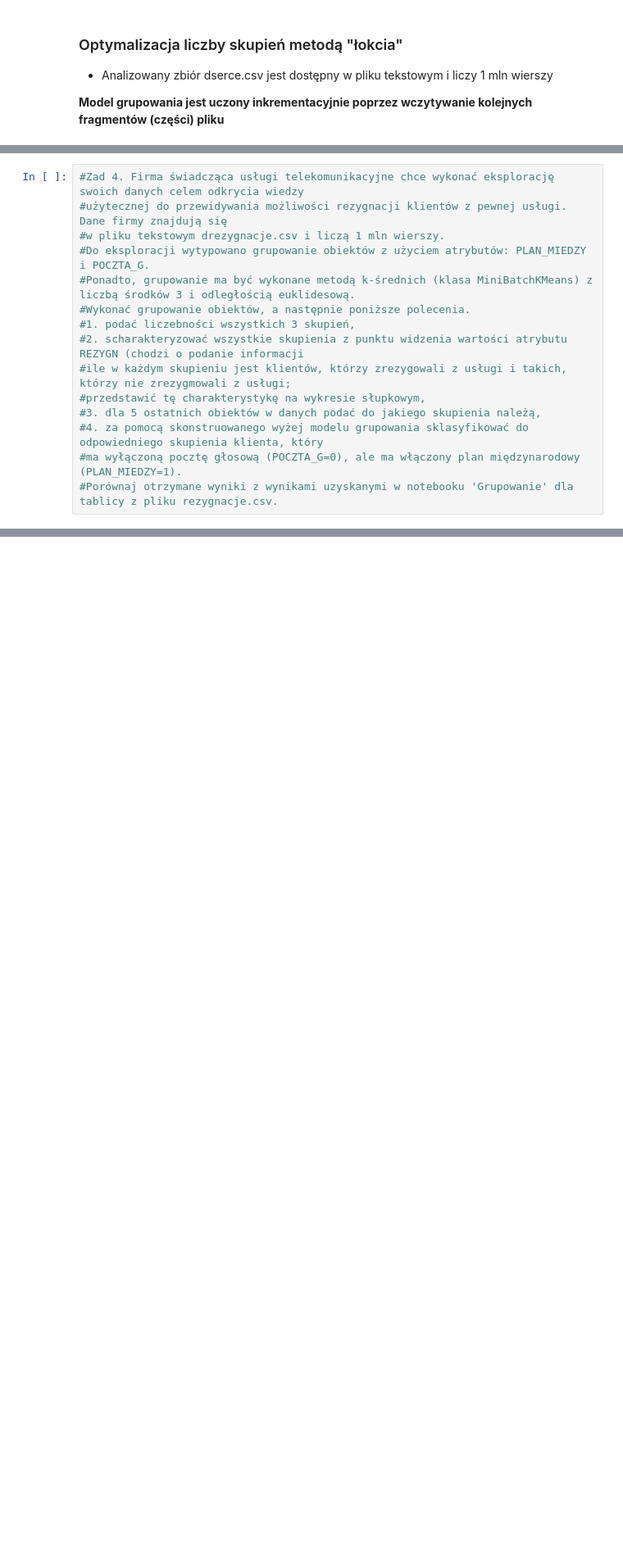
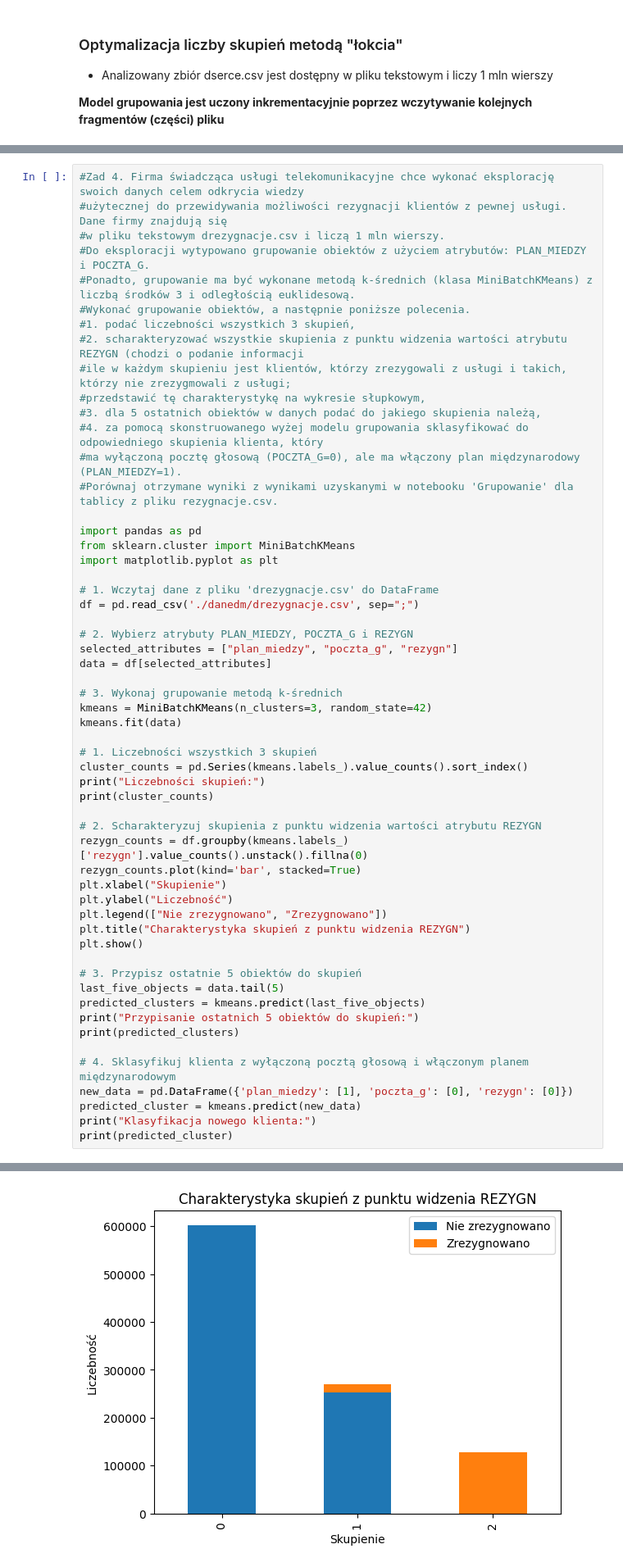
Before and after one commit to BartoszKoscielniak/Python-Basics, a Jupyter notebook: StrumieniowaEksploracjaDanych.ipynb, the cells around one changed output, grey strips where cells are left out. Shown at 82% size. Saved outputs shown, nothing was run; the diff lists cells and outputs as text; blank space fills up the shorter version.

```diff
--- a/StrumieniowaEksploracjaDanych.ipynb
+++ b/StrumieniowaEksploracjaDanych.ipynb
@@ -561,3 +875,45 @@ plt.show()
 #4. za pomocą skonstruowanego wyżej modelu grupowania sklasyfikować do odpowiedniego skupienia klienta, który
 #ma wyłączoną pocztę głosową (POCZTA_G=0), ale ma włączony plan międzynarodowy (PLAN_MIEDZY=1).
 #Porównaj otrzymane wyniki z wynikami uzyskanymi w notebooku 'Grupowanie' dla tablicy z pliku rezygnacje.csv.
+
+import pandas as pd
+from sklearn.cluster import MiniBatchKMeans
+import matplotlib.pyplot as plt
+
+# 1. Wczytaj dane z pliku 'drezygnacje.csv' do DataFrame
+df = pd.read_csv('./danedm/drezygnacje.csv', sep=";")
+
+# 2. Wybierz atrybuty PLAN_MIEDZY, POCZTA_G i REZYGN
+selected_attributes = ["plan_miedzy", "poczta_g", "rezygn"]
+data = df[selected_attributes]
+
+# 3. Wykonaj grupowanie metodą k-średnich
+kmeans = MiniBatchKMeans(n_clusters=3, random_state=42)
+kmeans.fit(data)
+
+# 1. Liczebności wszystkich 3 skupień
+cluster_counts = pd.Series(kmeans.labels_).value_counts().sort_index()
+print("Liczebności skupień:")
+print(cluster_counts)
+
+# 2. Scharakteryzuj skupienia z punktu widzenia wartości atrybutu REZYGN
+rezygn_counts = df.groupby(kmeans.labels_)['rezygn'].value_counts().unstack().fillna(0)
+rezygn_counts.plot(kind='bar', stacked=True)
+plt.xlabel("Skupienie")
+plt.ylabel("Liczebność")
+plt.legend(["Nie zrezygnowano", "Zrezygnowano"])
+plt.title("Charakterystyka skupień z punktu widzenia REZYGN")
+plt.show()
+
+# 3. Przypisz ostatnie 5 obiektów do skupień
+last_five_objects = data.tail(5)
+predicted_clusters = kmeans.predict(last_five_objects)
+print("Przypisanie ostatnich 5 obiektów do skupień:")
+print(predicted_clusters)
+
+# 4. Sklasyfikuj klienta z wyłączoną pocztą głosową i włączonym planem międzynarodowym
+new_data = pd.DataFrame({'plan_miedzy': [1], 'poczta_g': [0], 'rezygn': [0]})
+predicted_cluster = kmeans.predict(new_data)
+print("Klasyfikacja nowego klienta:")
+print(predicted_cluster)
+# %% [output]
@@ -563,0 +925 @@ plt.show()
+[figure, added]
```
Also changed, not shown: parts of 7 cells of this notebook, 3 other files.
